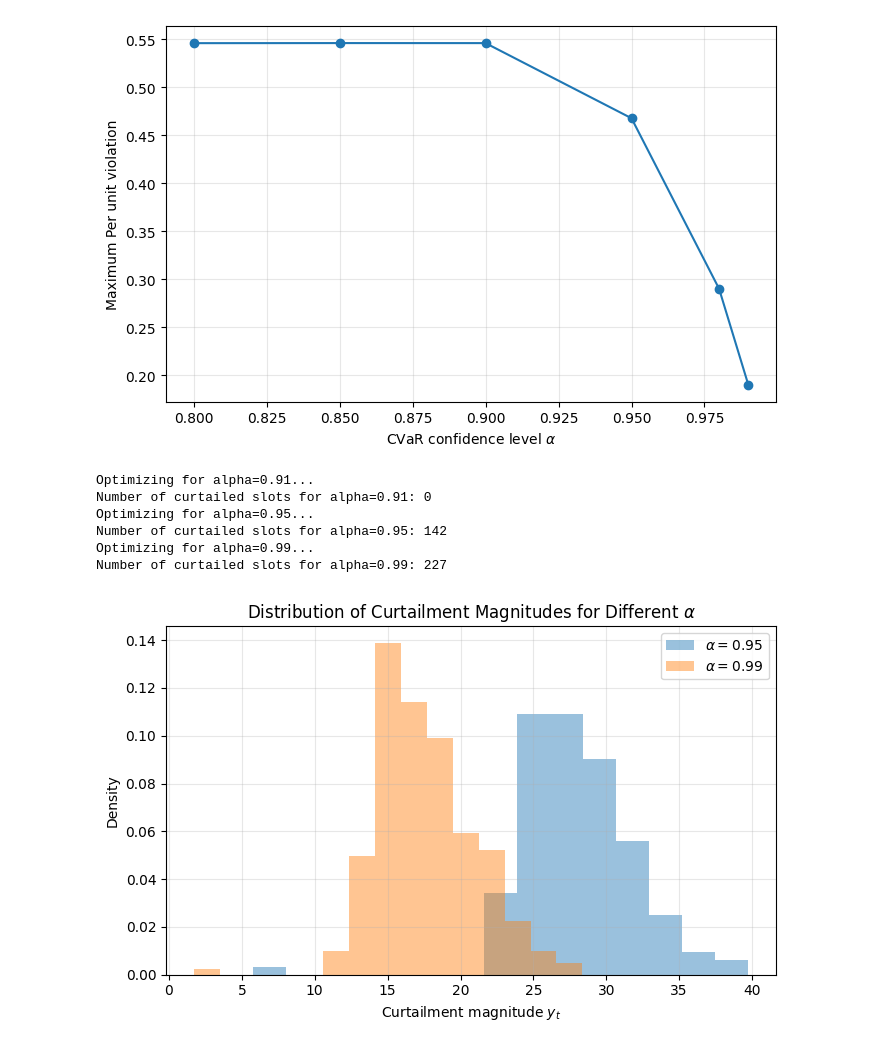
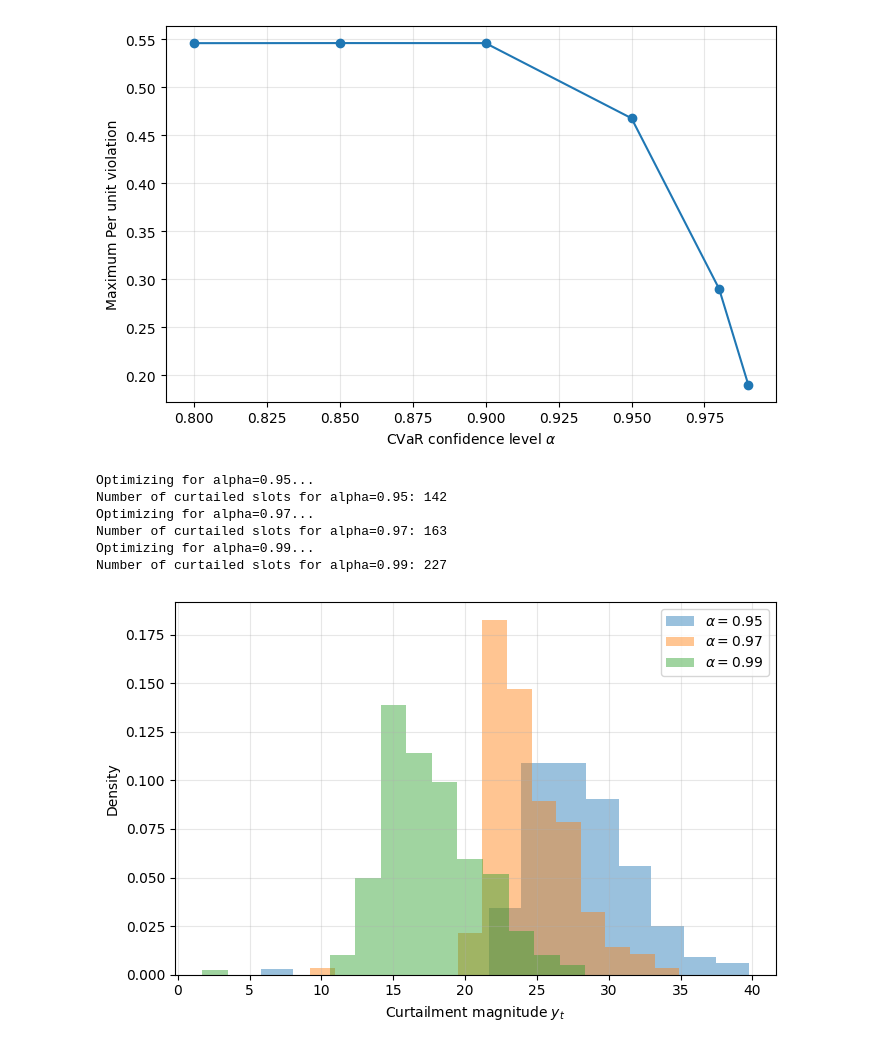
Before and after one commit to gcsarker/dynamic_hosting, a Jupyter notebook: main_radial_two_stage.ipynb, the cells around one changed output. Cells and saved outputs as stored; diff of their text form; code cells hidden in the pictures.

Commit message:
updated plots

```diff
--- a/main_radial_two_stage.ipynb
+++ b/main_radial_two_stage.ipynb
@@ -987,7 +1034,7 @@ plt.show()
 # %% [output]
 [figure]
 # %%
-alphas = [0.91, 0.95, 0.99]
+alphas = [0.95, 0.97, 0.99]
 
 plt.figure(figsize=(7, 4.5))
 
@@ -1016,34 +1063,34 @@ for a in alphas:
         weight_cap=1e3,
     )
     if res2 is None:
         print(f"Optimization failed for alpha={a}")
         continue
 
     y = np.asarray(res2["y"])*S_base  # convert to kW
     curt_only = y[y > 1e-8]
     print(f"Number of curtailed slots for alpha={a}: {len(curt_only)}")
 
     if len(curt_only) > 0:
         plt.hist(
             curt_only,
             bins=15,
             alpha=0.45,
             density=True,
             label=fr'$\alpha={a}$'
         )
 
 plt.xlabel(r'Curtailment magnitude $y_t$')
 plt.ylabel('Density')
-plt.title(r'Distribution of Curtailment Magnitudes for Different $\alpha$')
+# plt.title(r'Distribution of Curtailment Magnitudes for Different $\alpha$')
 plt.grid(True, alpha=0.3)
 plt.legend()
 plt.tight_layout()
 plt.show()
 # %% [output]
-Optimizing for alpha=0.91...
-Number of curtailed slots for alpha=0.91: 0
 Optimizing for alpha=0.95...
 Number of curtailed slots for alpha=0.95: 142
+Optimizing for alpha=0.97...
+Number of curtailed slots for alpha=0.97: 163
 Optimizing for alpha=0.99...
 Number of curtailed slots for alpha=0.99: 227
-[figure, old version]
+[figure, new version]
```
Also changed, not shown: parts of 9 cells of this notebook, 5 other files.
